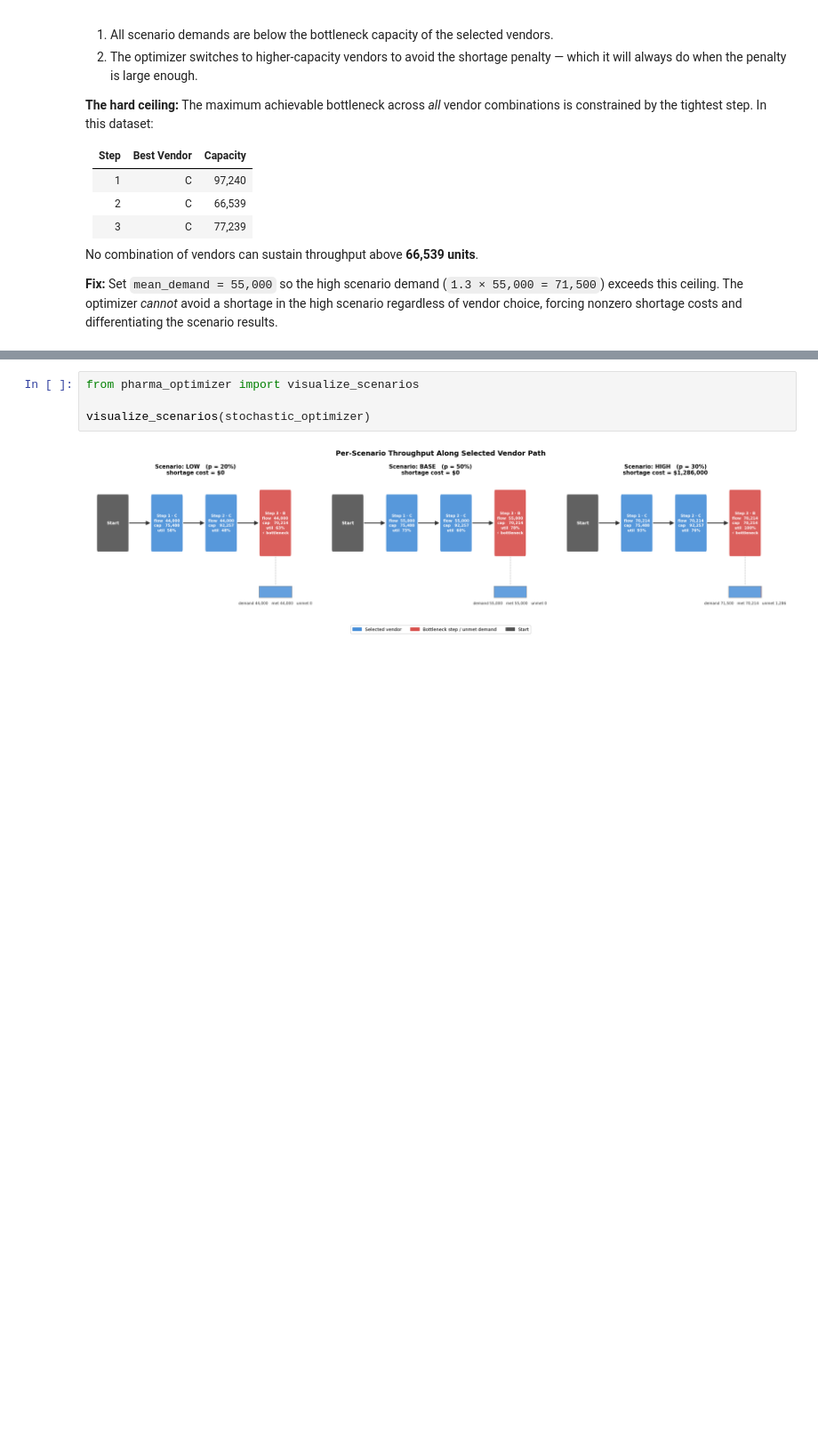
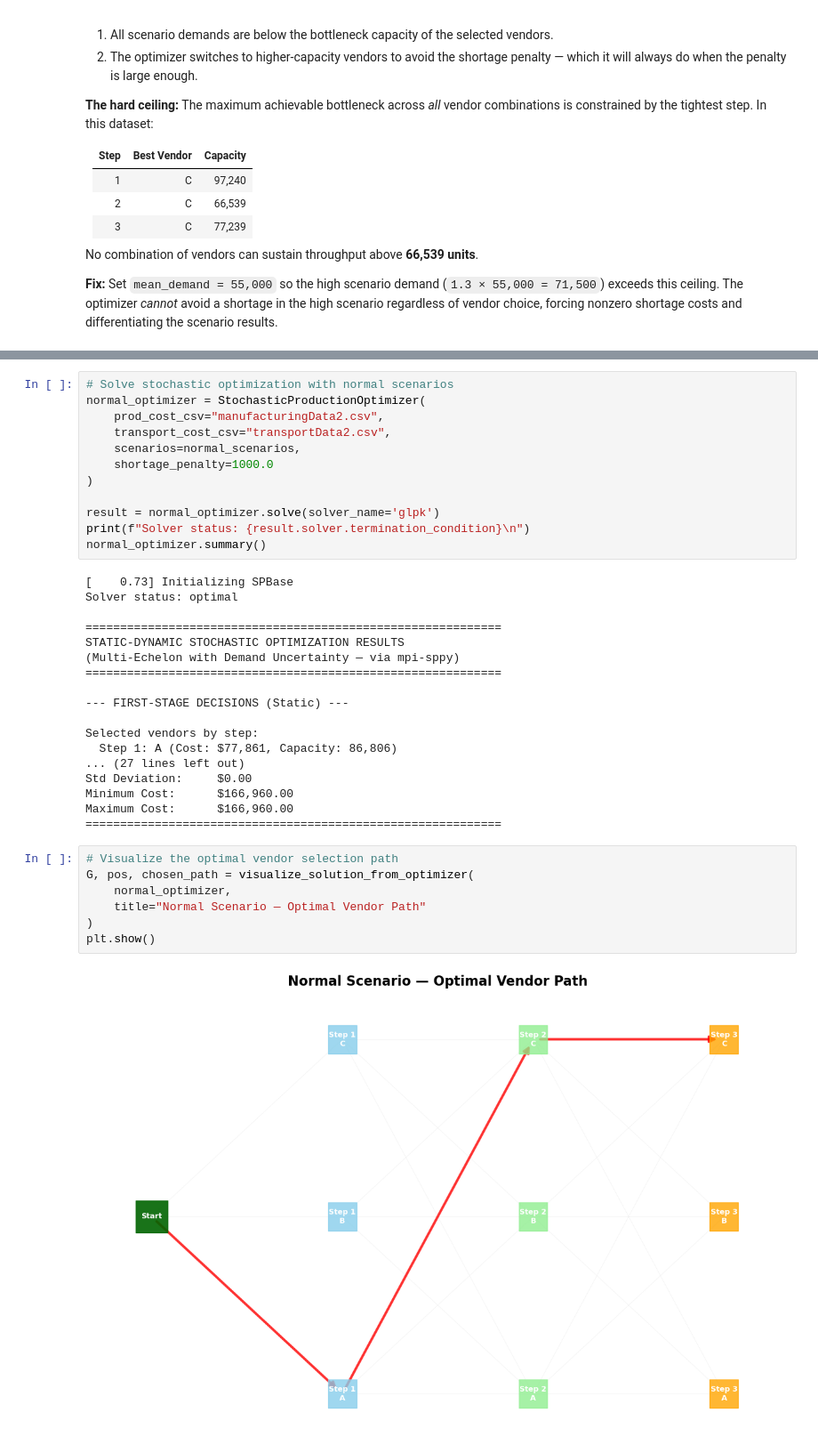
Before and after one commit to SECQUOIA/Pharma-optimization-flowsheet, a Jupyter notebook: Enhanced_model/Stochastic_Optimization.ipynb, the cells around one changed output, grey strips where cells are left out. Shown at 89% size. Cells and saved outputs as stored; diff of their text form; blank space fills up the shorter version.

```diff
--- a/Enhanced_model/Stochastic_Optimization.ipynb
+++ b/Enhanced_model/Stochastic_Optimization.ipynb
@@ -340,6 +361,39 @@ Cost Range: $264,328.00 - $1,550,328.00
 # %%
-from pharma_optimizer import visualize_scenarios
+# Solve stochastic optimization with normal scenarios
+normal_optimizer = StochasticProductionOptimizer(
+    prod_cost_csv="manufacturingData2.csv",
+    transport_cost_csv="transportData2.csv",
+    scenarios=normal_scenarios,
+    shortage_penalty=1000.0
+)
 
-visualize_scenarios(stochastic_optimizer)
+result = normal_optimizer.solve(solver_name='glpk')
+print(f"Solver status: {result.solver.termination_condition}\n")
+normal_optimizer.summary()
 # %% [output]
-[figure, removed]
+[    0.73] Initializing SPBase
+Solver status: optimal
+
+============================================================
+STATIC-DYNAMIC STOCHASTIC OPTIMIZATION RESULTS
+(Multi-Echelon with Demand Uncertainty — via mpi-sppy)
+============================================================
+
+--- FIRST-STAGE DECISIONS (Static) ---
+
+Selected vendors by step:
+  Step 1: A (Cost: $77,861, Capacity: 86,806)
+... (27 lines left out)
+Std Deviation:     $0.00
+Minimum Cost:      $166,960.00
+Maximum Cost:      $166,960.00
+============================================================
+# %%
+# Visualize the optimal vendor selection path
+G, pos, chosen_path = visualize_solution_from_optimizer(
+    normal_optimizer,
+    title="Normal Scenario — Optimal Vendor Path"
+)
+plt.show()
+# %% [output]
+[figure, added]
```
Also changed, not shown: parts of 25 cells of this notebook.
